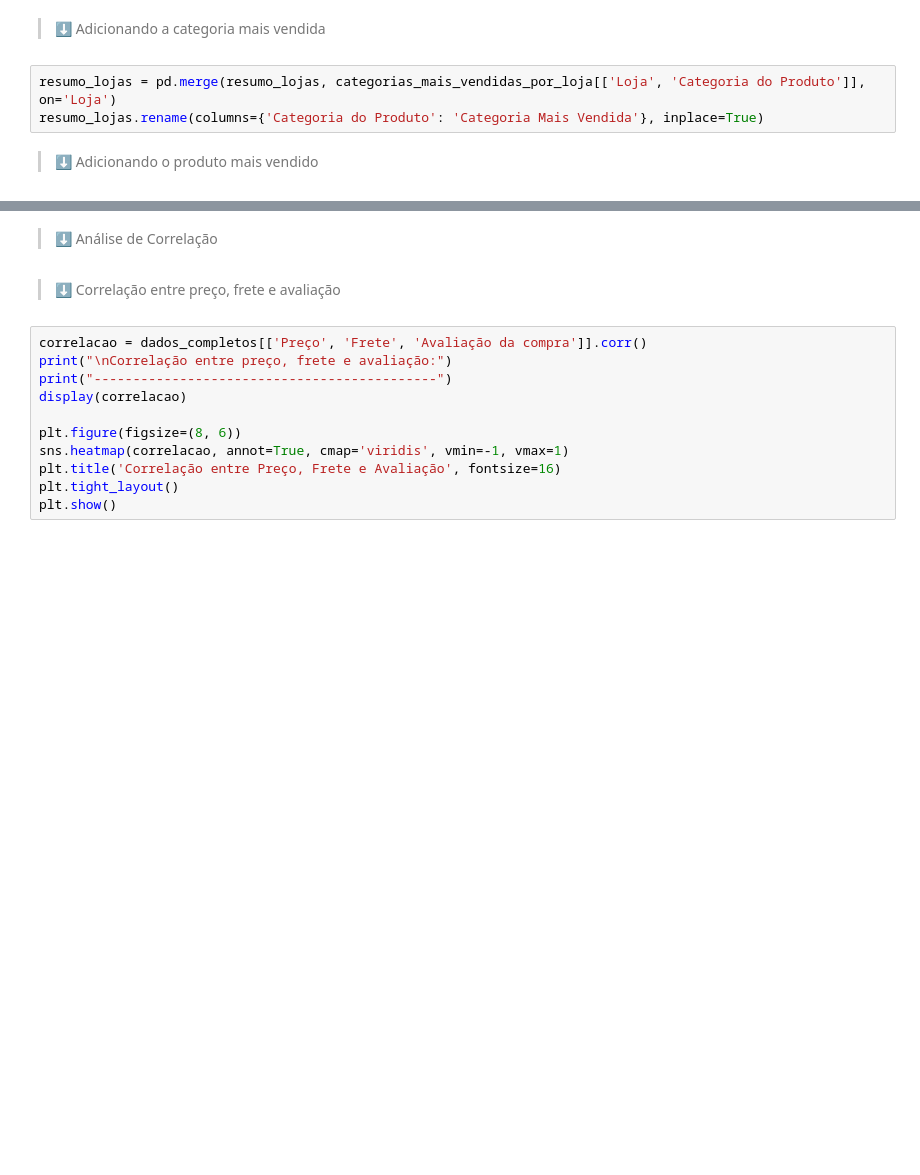
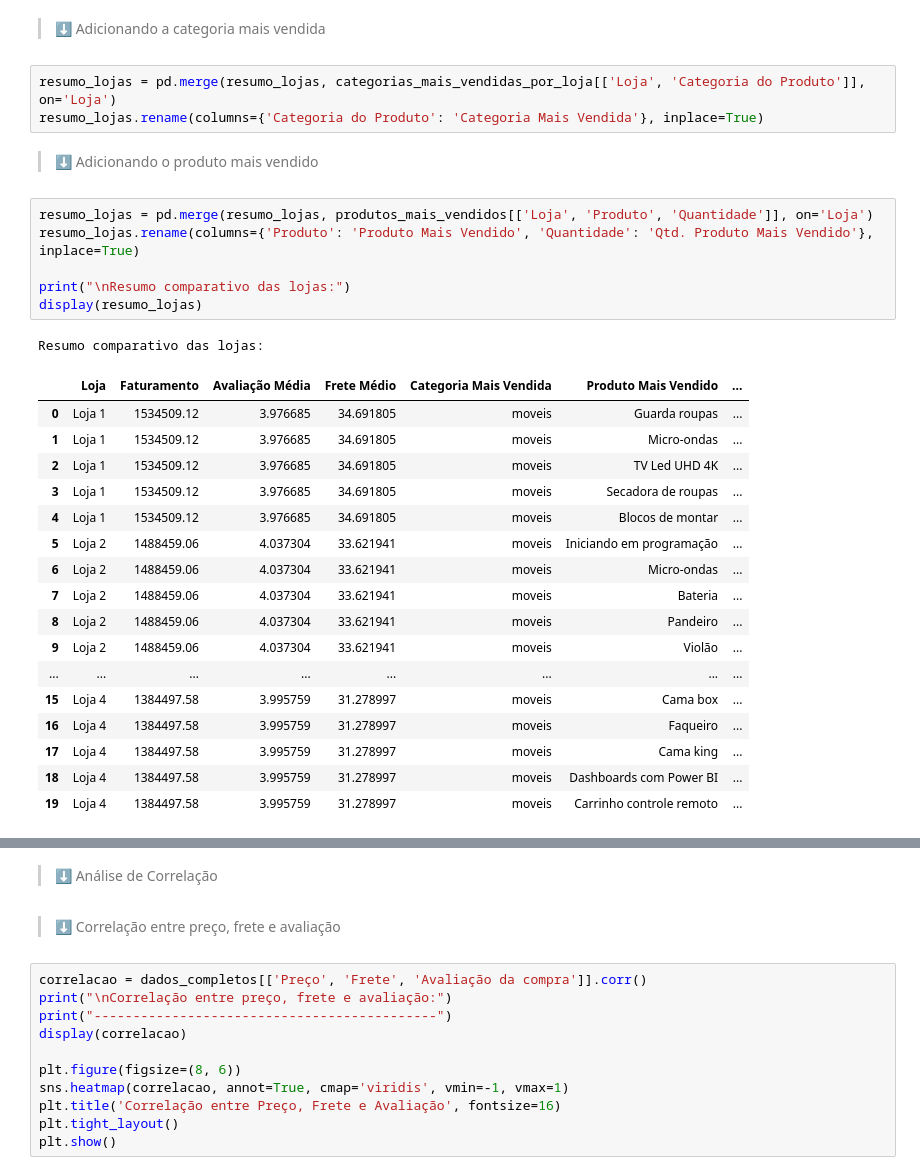
Before and after one commit to JULIANNEBBORGES/CHALLENGE_ALURA_STORE, a Jupyter notebook: AluraStoreBr.ipynb, the cells around one changed output, grey strips where cells are left out. Drawn from its saved outputs; the diff is of its cells as text; blank space fills up the shorter version.

```diff
--- a/AluraStoreBr.ipynb
+++ b/AluraStoreBr.ipynb
@@ -631,6 +623,31 @@ resumo_lojas = pd.merge(resumo_lojas, categorias_mais_vendidas_por_loja[['Loja',
 resumo_lojas.rename(columns={'Categoria do Produto': 'Categoria Mais Vendida'}, inplace=True)
 # %% [markdown]
 > ⬇️ Adicionando o produto mais vendido
+# %%
+resumo_lojas = pd.merge(resumo_lojas, produtos_mais_vendidos[['Loja', 'Produto', 'Quantidade']], on='Loja')
+resumo_lojas.rename(columns={'Produto': 'Produto Mais Vendido', 'Quantidade': 'Qtd. Produto Mais Vendido'}, inplace=True)
+
+print("\nResumo comparativo das lojas:")
+display(resumo_lojas)
+# %% [output]
+Resumo comparativo das lojas:
+|  | Loja | Faturamento | Avaliação Média | Frete Médio | Categoria Mais Vendida | Produto Mais Vendido | ... |
+| 0 | Loja 1 | 1534509.12 | 3.976685 | 34.691805 | moveis | Guarda roupas | ... |
+| 1 | Loja 1 | 1534509.12 | 3.976685 | 34.691805 | moveis | Micro-ondas | ... |
+| 2 | Loja 1 | 1534509.12 | 3.976685 | 34.691805 | moveis | TV Led UHD 4K | ... |
+| 3 | Loja 1 | 1534509.12 | 3.976685 | 34.691805 | moveis | Secadora de roupas | ... |
+| 4 | Loja 1 | 1534509.12 | 3.976685 | 34.691805 | moveis | Blocos de montar | ... |
+| 5 | Loja 2 | 1488459.06 | 4.037304 | 33.621941 | moveis | Iniciando em programação | ... |
+| 6 | Loja 2 | 1488459.06 | 4.037304 | 33.621941 | moveis | Micro-ondas | ... |
+| 7 | Loja 2 | 1488459.06 | 4.037304 | 33.621941 | moveis | Bateria | ... |
+| 8 | Loja 2 | 1488459.06 | 4.037304 | 33.621941 | moveis | Pandeiro | ... |
+| 9 | Loja 2 | 1488459.06 | 4.037304 | 33.621941 | moveis | Violão | ... |
+| ... | ... | ... | ... | ... | ... | ... | ... |
+| 15 | Loja 4 | 1384497.58 | 3.995759 | 31.278997 | moveis | Cama box | ... |
+| 16 | Loja 4 | 1384497.58 | 3.995759 | 31.278997 | moveis | Faqueiro | ... |
+| 17 | Loja 4 | 1384497.58 | 3.995759 | 31.278997 | moveis | Cama king | ... |
+| 18 | Loja 4 | 1384497.58 | 3.995759 | 31.278997 | moveis | Dashboards com Power BI | ... |
+| 19 | Loja 4 | 1384497.58 | 3.995759 | 31.278997 | moveis | Carrinho controle remoto | ... |
 # %%
 resumo_lojas = pd.merge(resumo_lojas, produtos_mais_vendidos[['Loja', 'Produto', 'Quantidade']], on='Loja')
 resumo_lojas.rename(columns={'Produto': 'Produto Mais Vendido', 'Quantidade': 'Qtd. Produto Mais Vendido'}, inplace=True)
```
Also changed, not shown: parts of 9 cells of this notebook.
